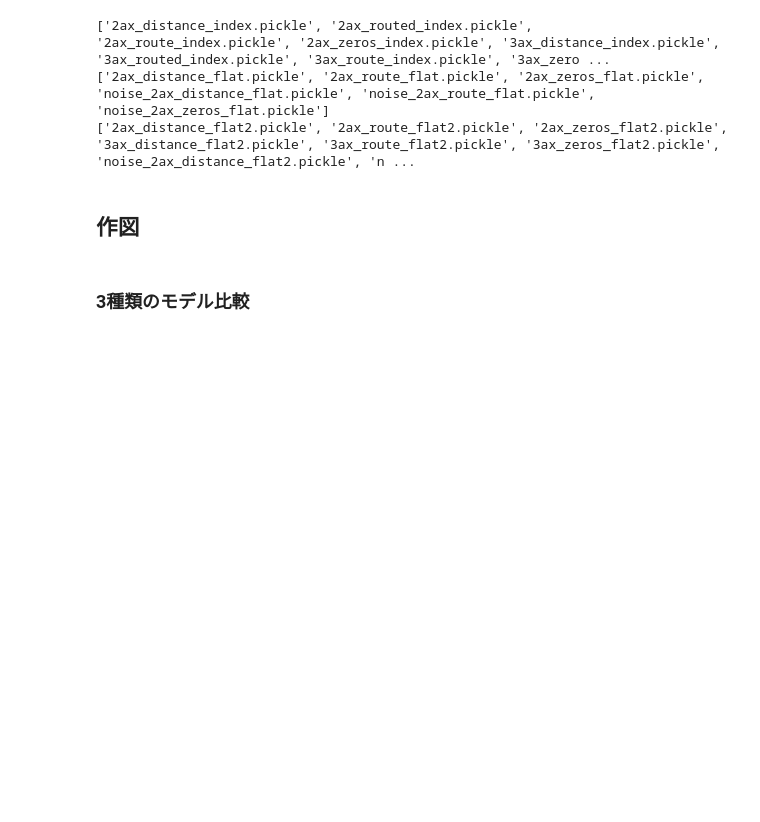
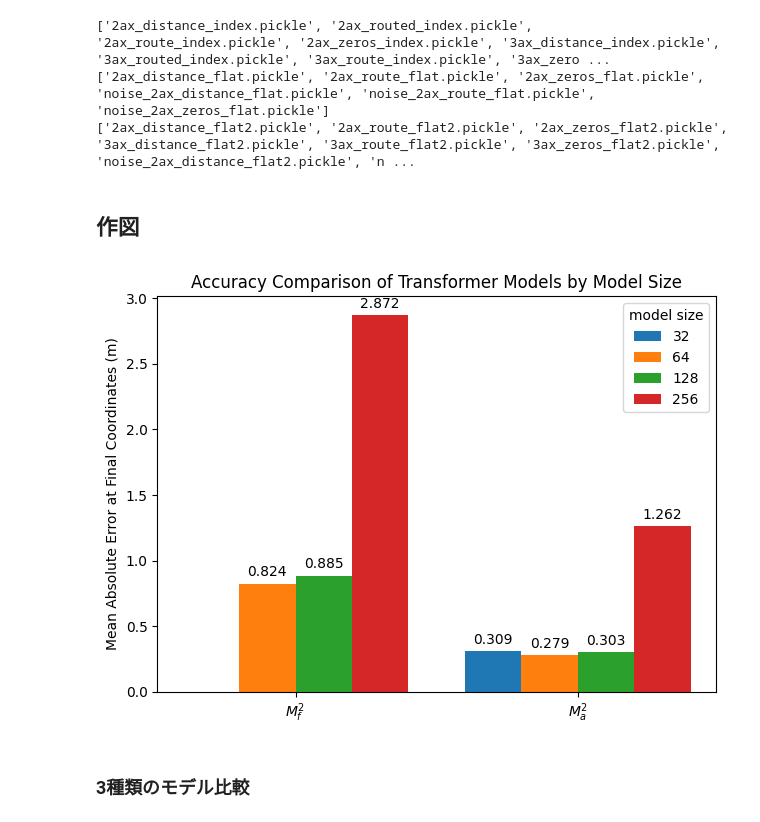
Before and after one commit to hal0309/lab-abci, a Jupyter notebook: _test/eval_m2_datashow.ipynb, the cells around one changed output. Drawn from its saved outputs; the diff is of its cells as text; code cells hidden in the pictures; blank space fills up the shorter version.

```diff
--- a/_test/eval_m2_datashow.ipynb
+++ b/_test/eval_m2_datashow.ipynb
@@ -133,5 +135,21 @@ def group_bar(title, ylabel, labels, category, cat_values):
 
     # グラフを表示
     plt.show()
+# %%
+labels = ['$M^2_f$', '$M^2_a$']
+category = [32, 64, 128, 256]
+cat1_value = [0, 0.309]
+cat2_value = [0.824, 0.279]
+cat3_value = [0.885, 0.303]
+cat4_value = [2.872, 1.262]
+
+group_bar(title="Accuracy Comparison of Transformer Models by Model Size",
+            ylabel="Mean Absolute Error at Final Coordinates (m)",
+            labels=labels,
+            category=category,
+            cat_values=[cat1_value, cat2_value, cat3_value, cat4_value],
+            legend_title="model size")
+# %% [output]
+[figure, added]
 # %% [markdown]
 ### 3種類のモデル比較
```
Also changed, not shown: parts of 10 cells of this notebook, 22 other files.
